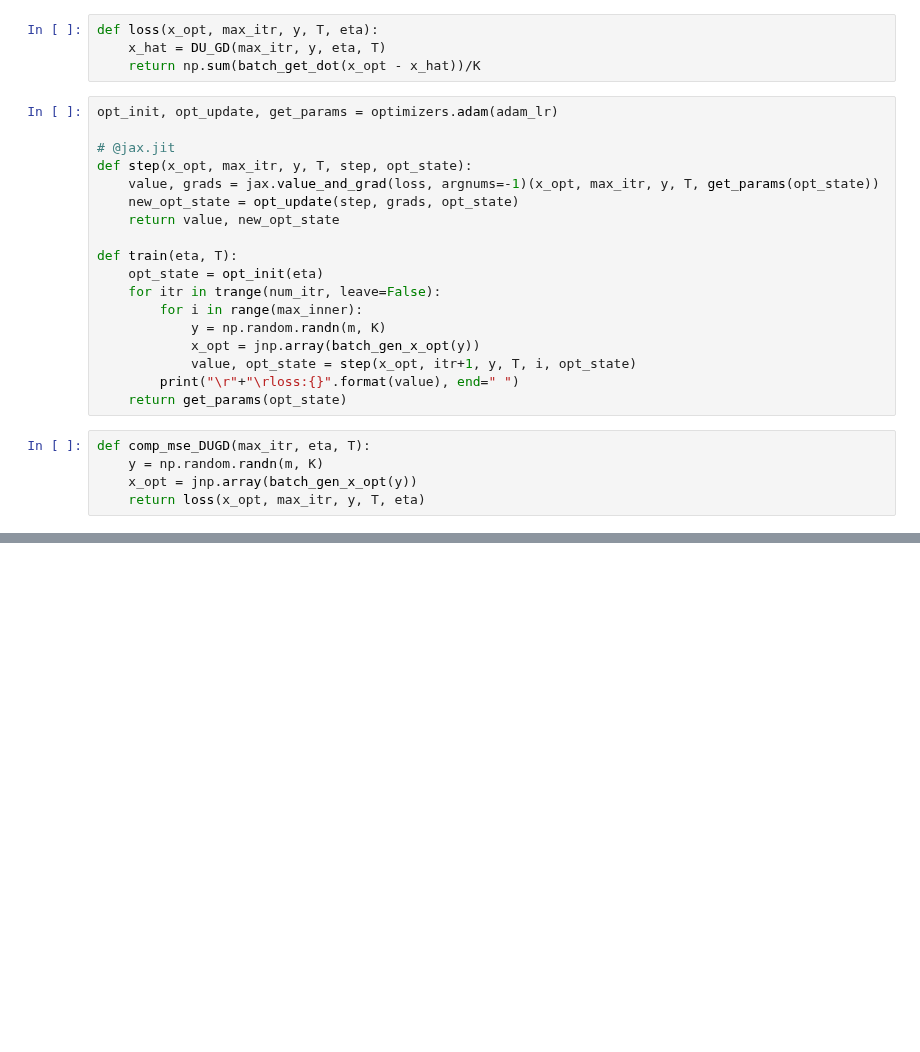
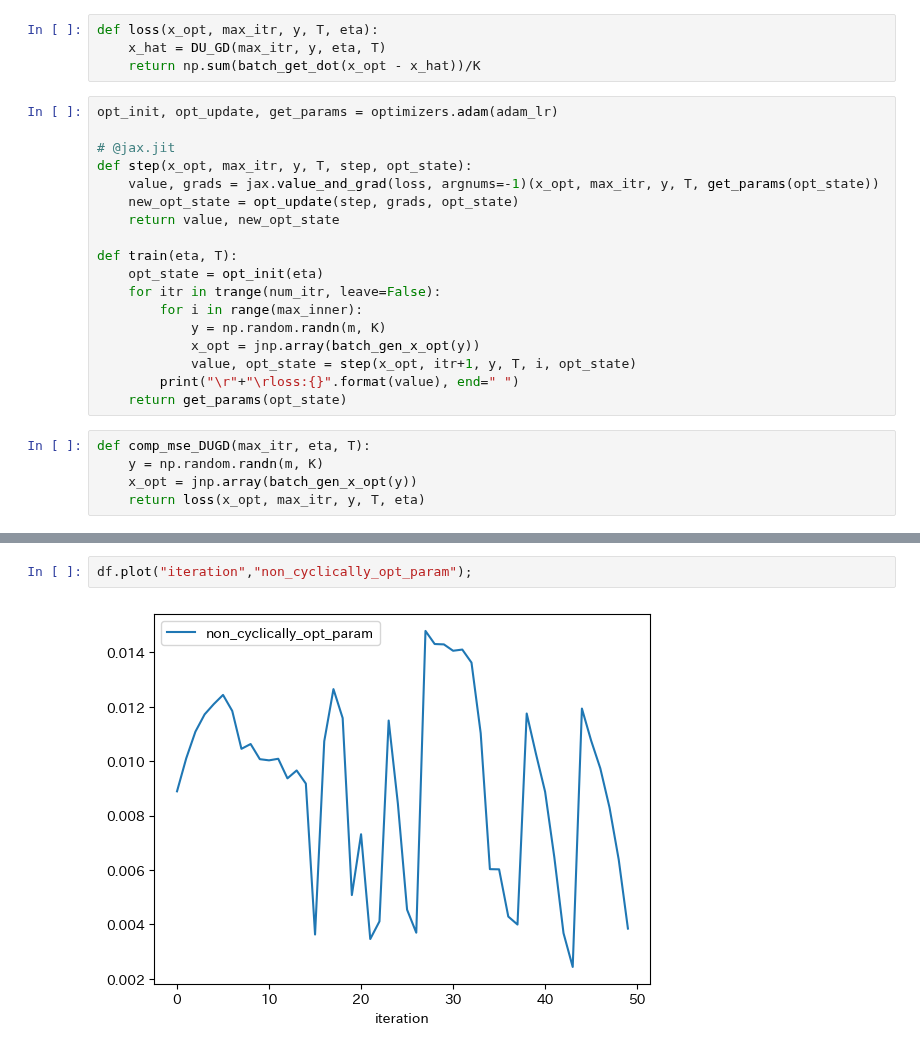
Before and after one commit to gomi-kuzu/model_base_deep, a Jupyter notebook: work/TranslateToPy/Chapter_3/DU-GD-LMS_py.ipynb, the cells around one changed output, grey strips where cells are left out. Drawn from its saved outputs; the diff is of its cells as text; blank space fills up the shorter version.

```diff
--- a/work/TranslateToPy/Chapter_3/DU-GD-LMS_py.ipynb
+++ b/work/TranslateToPy/Chapter_3/DU-GD-LMS_py.ipynb
@@ -105,0 +135,4 @@ plt.ylabel("平均自乗誤差");
+# %%
+df.plot("iteration","non_cyclically_opt_param");
+# %% [output]
+[figure, added]
```
Also changed, not shown: parts of 12 cells of this notebook.
